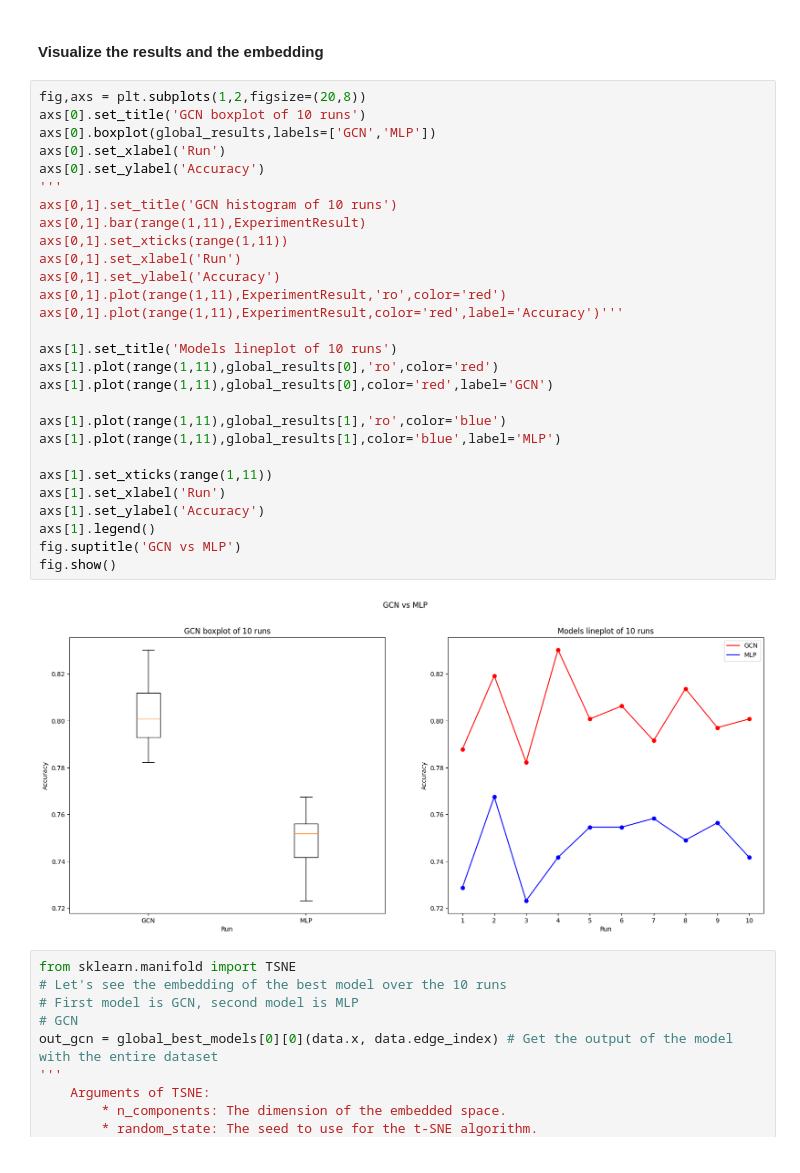
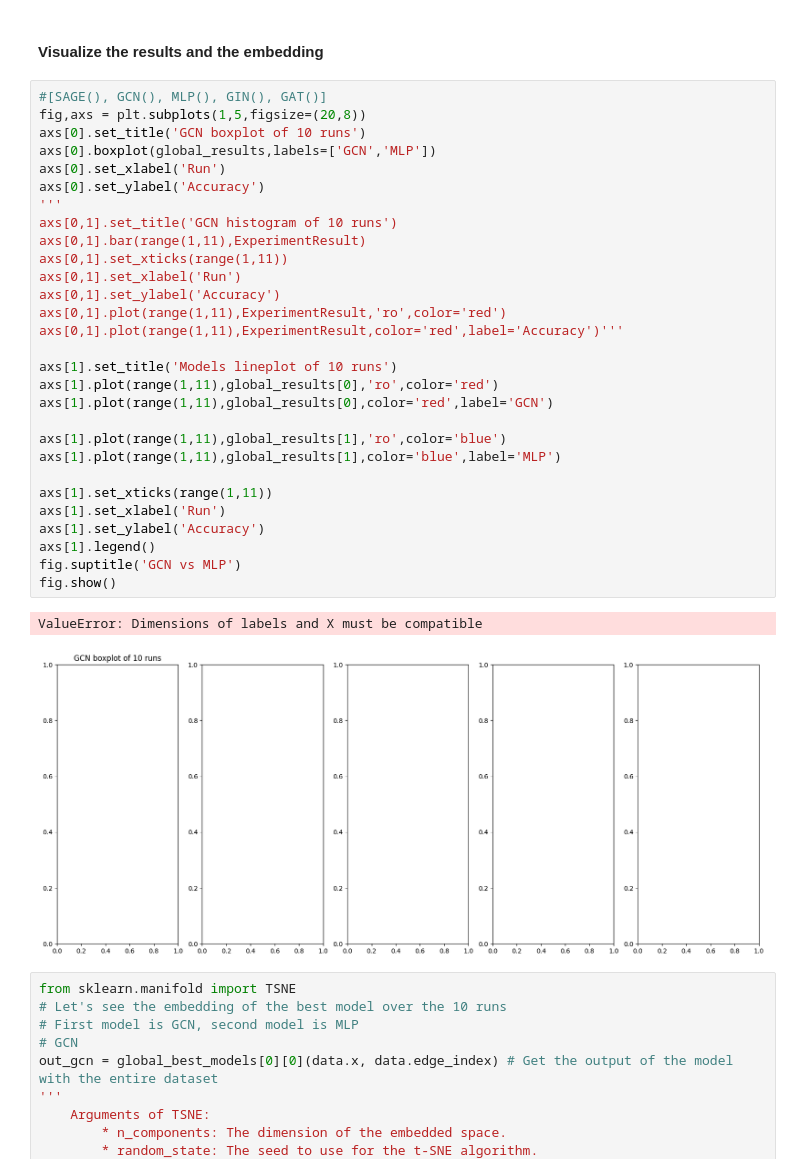
Before and after one commit to igl35/master-ua, a Jupyter notebook: Machine learning/Node_classification.ipynb, the cells around one changed output. Saved outputs shown, nothing was run; the diff lists cells and outputs as text.

```diff
--- a/Machine learning/Node_classification.ipynb
+++ b/Machine learning/Node_classification.ipynb
@@ -511,35 +510,37 @@ ValueError: The number of input channels is not allowed to be larger than the nu
 # %% [markdown]
 #### Visualize the results and the embedding
 # %%
-fig,axs = plt.subplots(1,2,figsize=(20,8))
+#[SAGE(), GCN(), MLP(), GIN(), GAT()]
+fig,axs = plt.subplots(1,5,figsize=(20,8))
 axs[0].set_title('GCN boxplot of 10 runs')
 axs[0].boxplot(global_results,labels=['GCN','MLP'])
 axs[0].set_xlabel('Run')
 axs[0].set_ylabel('Accuracy')
 '''
 axs[0,1].set_title('GCN histogram of 10 runs')
 axs[0,1].bar(range(1,11),ExperimentResult)
 axs[0,1].set_xticks(range(1,11))
 axs[0,1].set_xlabel('Run')
 axs[0,1].set_ylabel('Accuracy')
 axs[0,1].plot(range(1,11),ExperimentResult,'ro',color='red')
 axs[0,1].plot(range(1,11),ExperimentResult,color='red',label='Accuracy')'''
 
 axs[1].set_title('Models lineplot of 10 runs')
 axs[1].plot(range(1,11),global_results[0],'ro',color='red')
 axs[1].plot(range(1,11),global_results[0],color='red',label='GCN')
 
 axs[1].plot(range(1,11),global_results[1],'ro',color='blue')
 axs[1].plot(range(1,11),global_results[1],color='blue',label='MLP')
 
 axs[1].set_xticks(range(1,11))
 axs[1].set_xlabel('Run')
 axs[1].set_ylabel('Accuracy')
 axs[1].legend()
 fig.suptitle('GCN vs MLP')
 fig.show()
 # %% [output]
+ValueError: Dimensions of labels and X must be compatible
-[figure, old version]
+[figure, new version]
 # %%
 from sklearn.manifold import TSNE
 # Let's see the embedding of the best model over the 10 runs
```
Also changed, not shown: parts of 1 cell of this notebook.
